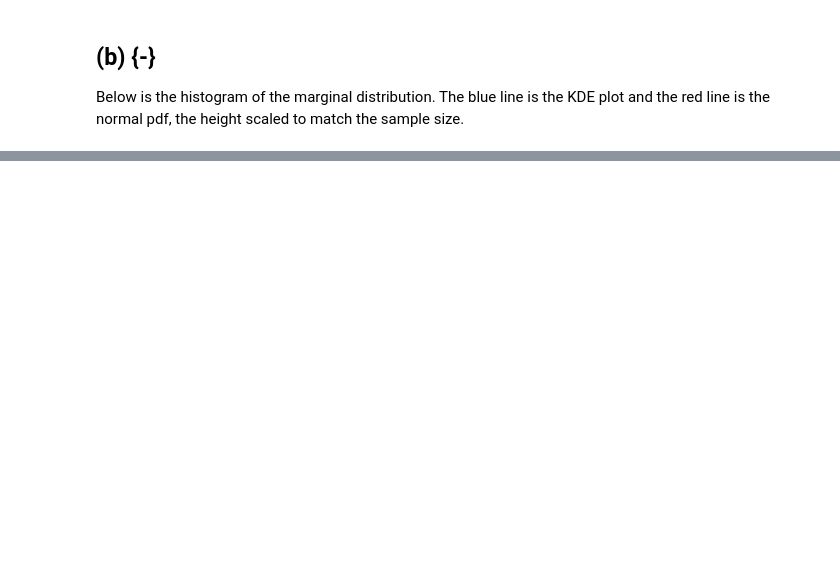
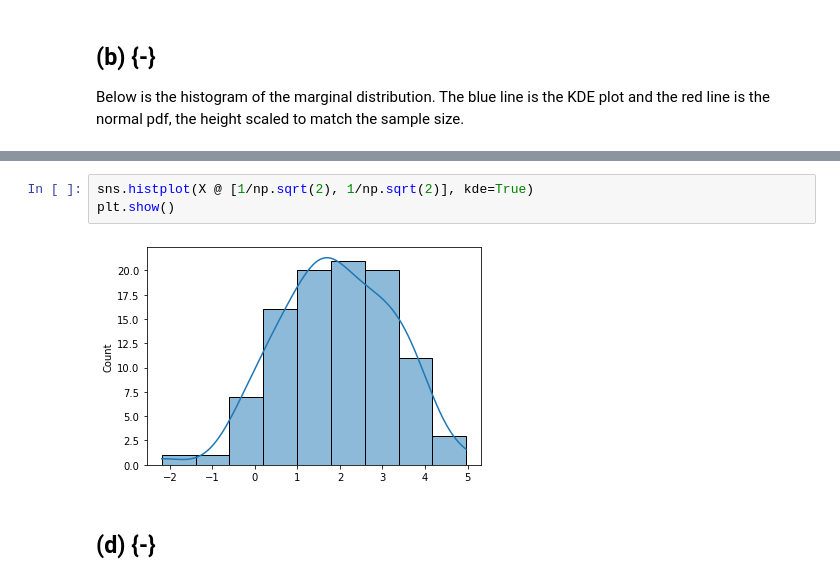
Before and after one commit to beginnerSC/mscf_hw, a Jupyter notebook: ML I/Homework #2.ipynb, the cells around one changed output, grey strips where cells are left out. Saved outputs shown, nothing was run; the diff lists cells and outputs as text; blank space fills up the shorter version.

```diff
--- a/ML I/Homework #2.ipynb
+++ b/ML I/Homework #2.ipynb
@@ -68,0 +73,7 @@ Series({x: binwidth*sample_size*norm_dist.pdf(x) for x in xs}, name='Scaled Norm
+# %%
+sns.histplot(X @ [1/np.sqrt(2), 1/np.sqrt(2)], kde=True)
+plt.show()
+# %% [output]
+[figure, added]
+# %% [markdown]
+## (d) {-}
```
Also changed, not shown: parts of 3 cells of this notebook.
